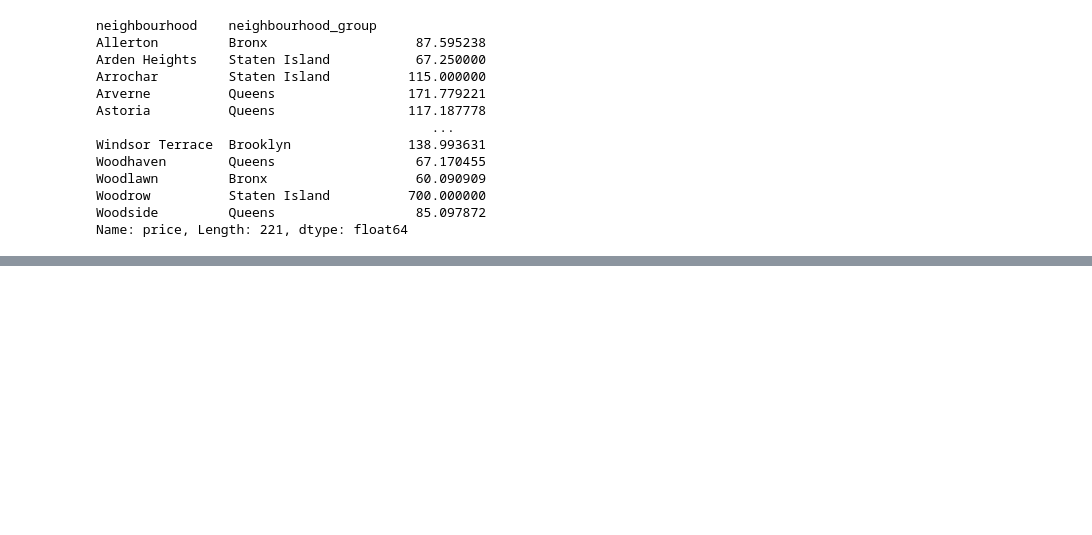
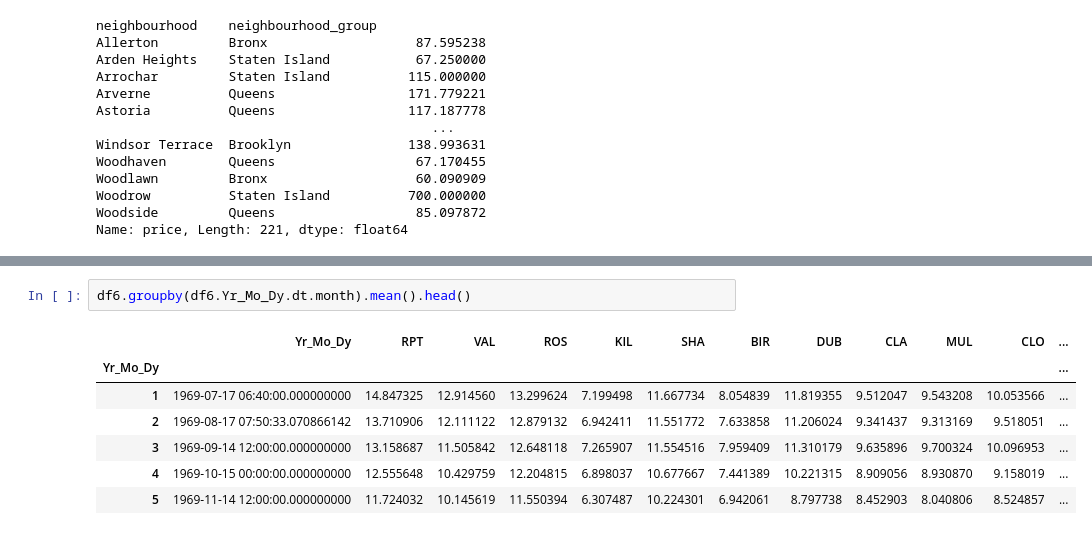
Before and after one commit to leejongseok1/Data-Analysis, a Jupyter notebook: 빅데이터분석기사_실기_연습문제100.ipynb, the cells around one changed output, grey strips where cells are left out. Saved outputs shown, nothing was run; the diff lists cells and outputs as text; blank space fills up the shorter version.

```diff
--- a/빅데이터분석기사_실기_연습문제100.ipynb
+++ b/빅데이터분석기사_실기_연습문제100.ipynb
@@ -482,0 +744,10 @@ Name: price, Length: 221, dtype: float64
+# %%
+df6.groupby(df6.Yr_Mo_Dy.dt.month).mean().head()
+# %% [output]
+|  | Yr_Mo_Dy | RPT | VAL | ROS | KIL | SHA | BIR | DUB | CLA | MUL | CLO | ... |
+| Yr_Mo_Dy |  |  |  |  |  |  |  |  |  |  |  | ... |
+| 1 | 1969-07-17 06:40:00.000000000 | 14.847325 | 12.914560 | 13.299624 | 7.199498 | 11.667734 | 8.054839 | 11.819355 | 9.512047 | 9.543208 | 10.053566 | ... |
+| 2 | 1969-08-17 07:50:33.070866142 | 13.710906 | 12.111122 | 12.879132 | 6.942411 | 11.551772 | 7.633858 | 11.206024 | 9.341437 | 9.313169 | 9.518051 | ... |
+| 3 | 1969-09-14 12:00:00.000000000 | 13.158687 | 11.505842 | 12.648118 | 7.265907 | 11.554516 | 7.959409 | 11.310179 | 9.635896 | 9.700324 | 10.096953 | ... |
+| 4 | 1969-10-15 00:00:00.000000000 | 12.555648 | 10.429759 | 12.204815 | 6.898037 | 10.677667 | 7.441389 | 10.221315 | 8.909056 | 8.930870 | 9.158019 | ... |
+| 5 | 1969-11-14 12:00:00.000000000 | 11.724032 | 10.145619 | 11.550394 | 6.307487 | 10.224301 | 6.942061 | 8.797738 | 8.452903 | 8.040806 | 8.524857 | ... |
```
Also changed, not shown: parts of 33 cells of this notebook.
